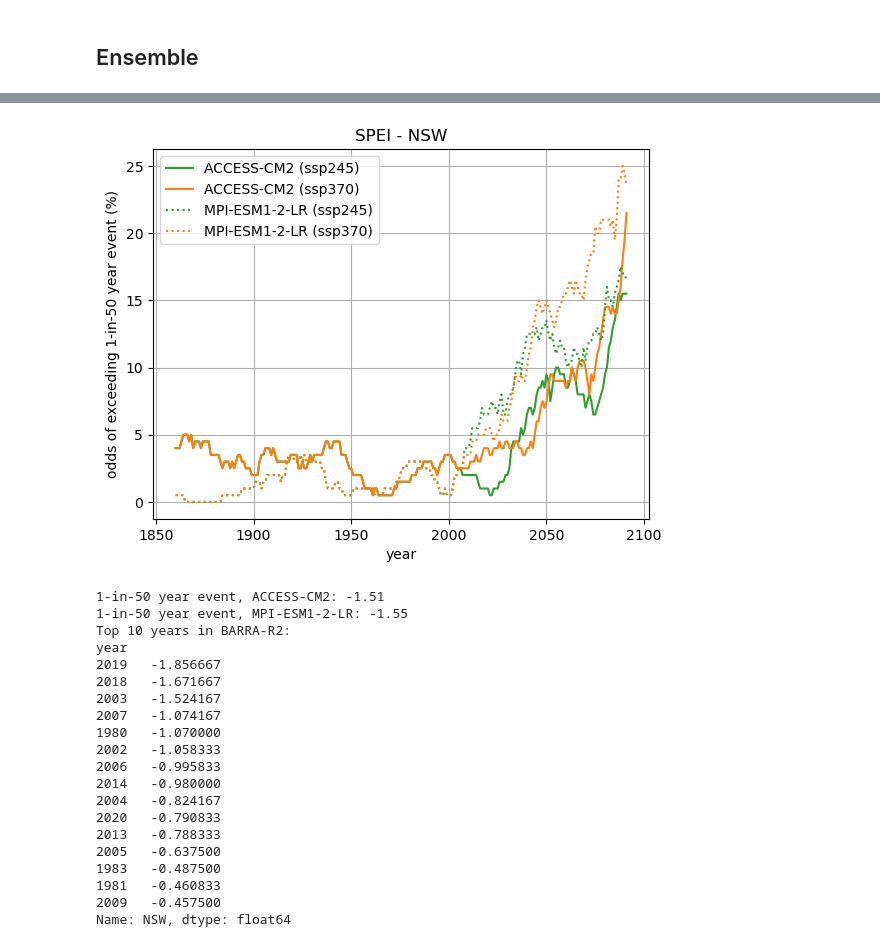
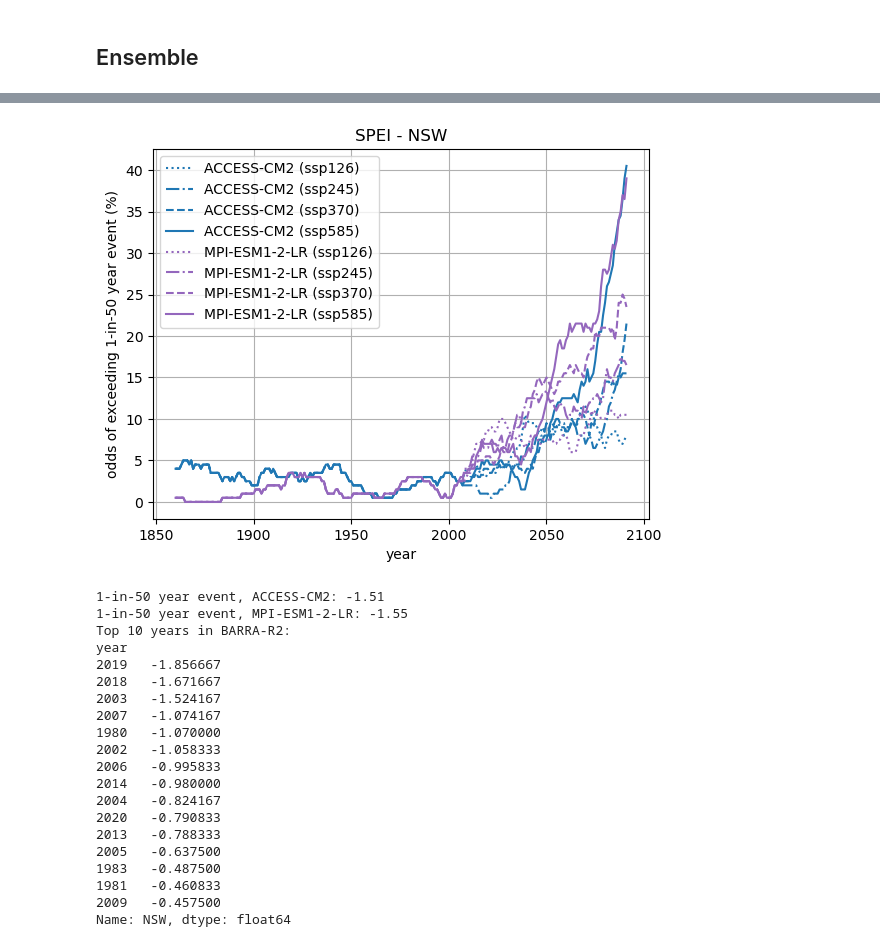
Before and after one commit to AusClimateService/rba, a Jupyter notebook: spei-analysis.ipynb, the cells around one changed output, grey strips where cells are left out. Saved outputs shown, nothing was run; the diff lists cells and outputs as text; code cells hidden in the pictures.

Commit message:
Add all experiments

```diff
--- a/spei-analysis.ipynb
+++ b/spei-analysis.ipynb
@@ -58,3 +58,5 @@ def plot_dist(model, experiment, location, start_year=1950, end_year=2014):
 # %%
-plot_location('ACCESS-CM2', 'ssp245', 'AUS')
+for model in ['ACCESS-CM2', 'MPI-ESM1-2-LR']:
+    for exp in ['ssp126', 'ssp245', 'ssp370', 'ssp585']:
+        plot_location(model, exp, 'AUS')
 # %% [output]
@@ -93,15 +84,21 @@ plot_dist('MPI-ESM1-2-LR', 'ssp370', 'AUS')
 ## Ensemble
 # %%
 colors = {
-    'ssp126': 'tab:blue',
-    'ssp245': 'tab:green',
-    'ssp370': 'tab:orange',
-    'ssp585': 'tab:red',
+    'ACCESS-CM2': 'tab:blue',
+    'ACCESS-ESM1-5': 'tab:green',
+    'CanESM5': 'tab:orange',
+    'EC-Earth3': 'tab:red',
+    'MPI-ESM1-2-LR': 'tab:purple',
+    'IPSL-CM6A-LR': 'tab:brown',
+    'UK-ESM1-0-LL': 'tab:pink',
+    'EC-Earth3-Veg': 'tab:gray',
 }
 
 linestyles = {
-    'ACCESS-CM2': '-',
-    'MPI-ESM1-2-LR': ':',
+    'ssp585': 'solid',
+    'ssp370': 'dashed',
+    'ssp245': 'dashdot',
+    'ssp126': 'dotted',
 }
 
 return_conversion = {
@@ -132,8 +129,8 @@ def plot_ensemble_odds(
                 ax=ax,
                 data=df,
                 label=f'{model} ({experiment})',
-                color=colors[experiment],
-                linestyle=linestyles[model],
+                color=colors[model],
+                linestyle=linestyles[experiment],
             )
     ax.set_xlabel('year')
     ax.set_ylabel(f'odds of exceeding {return_period} event (%)')
@@ -185,12 +182,12 @@ Name: AUS, dtype: float64
 # %%
 plot_ensemble_odds(
     ['ACCESS-CM2', 'MPI-ESM1-2-LR'],
-    ['ssp245', 'ssp370'],
+    ['ssp126', 'ssp245', 'ssp370', 'ssp585'],
     'NSW',
     '1-in-50 year',
 )
 # %% [output]
-[figure, old version]
+[figure, new version]
 1-in-50 year event, ACCESS-CM2: -1.51
 1-in-50 year event, MPI-ESM1-2-LR: -1.55
 Top 10 years in BARRA-R2:
```
Also changed, not shown: parts of 9 cells of this notebook.
